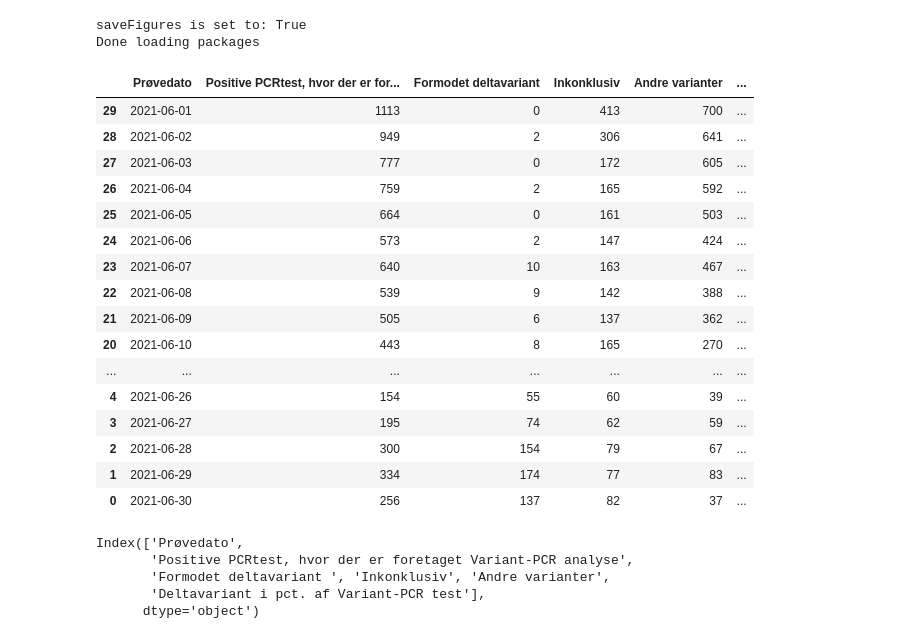
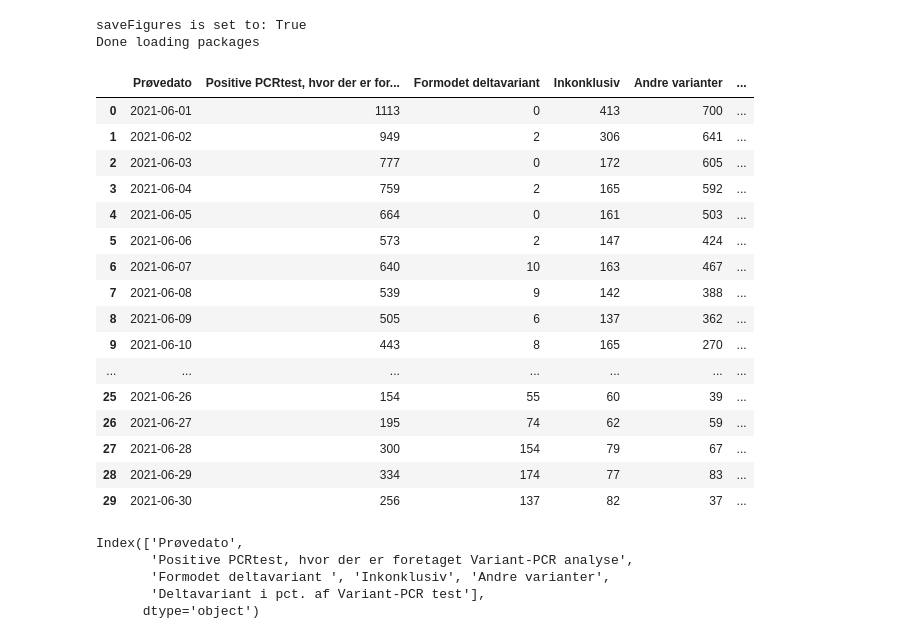
Before and after one commit to PandemiXcenter/PandemiX, a Jupyter notebook: variant/SSI_variant.ipynb, the cells around one changed output. Cells and saved outputs as stored; diff of their text form; code cells hidden in the pictures.

```diff
--- a/variant/SSI_variant.ipynb
+++ b/variant/SSI_variant.ipynb
@@ -64,26 +64,26 @@ Done loading packages
 # %%
 df = pd.read_excel('SSI_delta_2021_07_02.xlsx')
 df['Prøvedato'] = pd.to_datetime(df['Prøvedato'])
-df.sort_values(by='Prøvedato',inplace=True)
+df.sort_values(by='Prøvedato',inplace=True,ignore_index=True)
 df
 # %% [output]
 |  | Prøvedato | Positive PCRtest, hvor der er for... | Formodet deltavariant | Inkonklusiv | Andre varianter | ... |
-| 29 | 2021-06-01 | 1113 | 0 | 413 | 700 | ... |
-| 28 | 2021-06-02 | 949 | 2 | 306 | 641 | ... |
-| 27 | 2021-06-03 | 777 | 0 | 172 | 605 | ... |
-| 26 | 2021-06-04 | 759 | 2 | 165 | 592 | ... |
-| 25 | 2021-06-05 | 664 | 0 | 161 | 503 | ... |
-| 24 | 2021-06-06 | 573 | 2 | 147 | 424 | ... |
-| 23 | 2021-06-07 | 640 | 10 | 163 | 467 | ... |
-| 22 | 2021-06-08 | 539 | 9 | 142 | 388 | ... |
-| 21 | 2021-06-09 | 505 | 6 | 137 | 362 | ... |
-| 20 | 2021-06-10 | 443 | 8 | 165 | 270 | ... |
+| 0 | 2021-06-01 | 1113 | 0 | 413 | 700 | ... |
+| 1 | 2021-06-02 | 949 | 2 | 306 | 641 | ... |
+| 2 | 2021-06-03 | 777 | 0 | 172 | 605 | ... |
+| 3 | 2021-06-04 | 759 | 2 | 165 | 592 | ... |
+| 4 | 2021-06-05 | 664 | 0 | 161 | 503 | ... |
+| 5 | 2021-06-06 | 573 | 2 | 147 | 424 | ... |
+| 6 | 2021-06-07 | 640 | 10 | 163 | 467 | ... |
+| 7 | 2021-06-08 | 539 | 9 | 142 | 388 | ... |
+| 8 | 2021-06-09 | 505 | 6 | 137 | 362 | ... |
+| 9 | 2021-06-10 | 443 | 8 | 165 | 270 | ... |
 | ... | ... | ... | ... | ... | ... | ... |
-| 4 | 2021-06-26 | 154 | 55 | 60 | 39 | ... |
-| 3 | 2021-06-27 | 195 | 74 | 62 | 59 | ... |
-| 2 | 2021-06-28 | 300 | 154 | 79 | 67 | ... |
-| 1 | 2021-06-29 | 334 | 174 | 77 | 83 | ... |
-| 0 | 2021-06-30 | 256 | 137 | 82 | 37 | ... |
+| 25 | 2021-06-26 | 154 | 55 | 60 | 39 | ... |
+| 26 | 2021-06-27 | 195 | 74 | 62 | 59 | ... |
+| 27 | 2021-06-28 | 300 | 154 | 79 | 67 | ... |
+| 28 | 2021-06-29 | 334 | 174 | 77 | 83 | ... |
+| 29 | 2021-06-30 | 256 | 137 | 82 | 37 | ... |
 # %%
 print(df.columns)
 curDates = pd.to_datetime(df.iloc[:,0])
```
Also changed, not shown: parts of 5 cells of this notebook, 2 other files.
